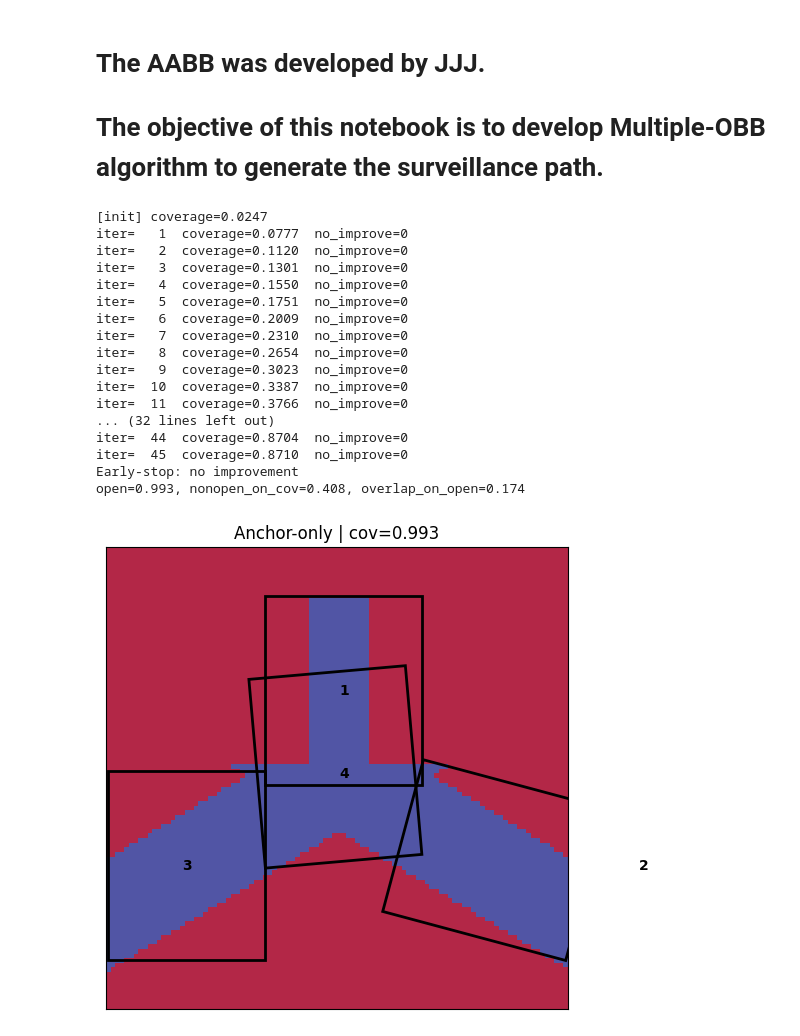
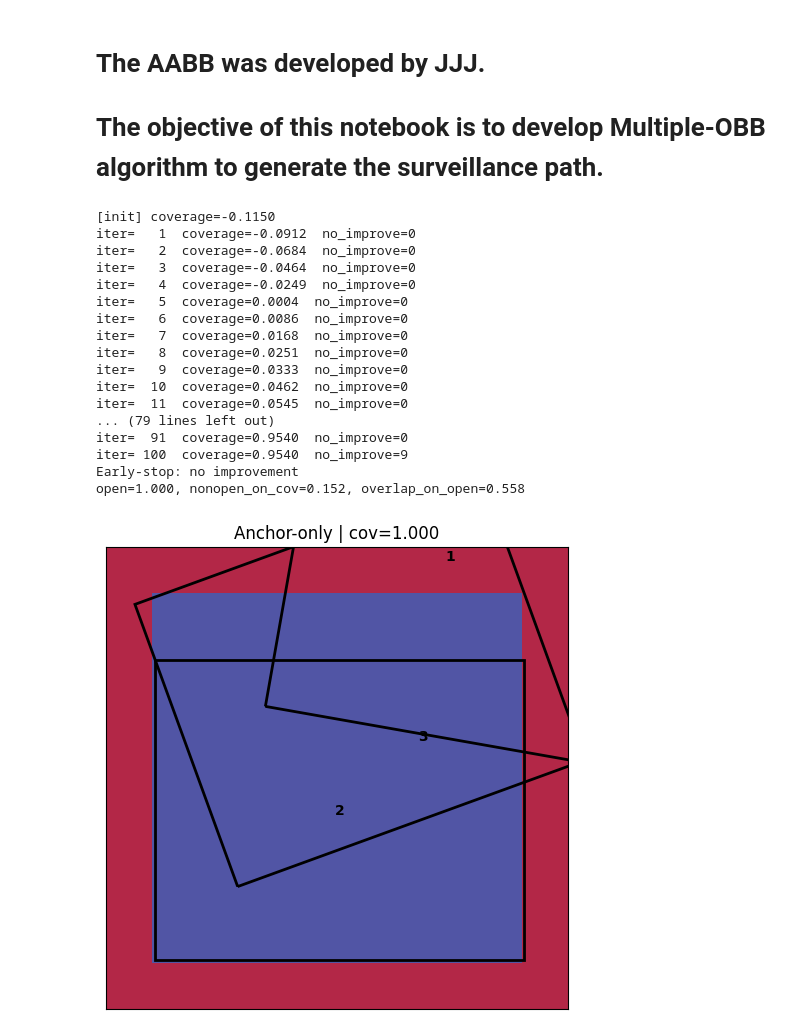
Before and after one commit to ello88-eng/a9, a Jupyter notebook: v7_surveillance_baseline.ipynb, the cells around one changed output. Saved outputs shown, nothing was run; the diff lists cells and outputs as text; code cells hidden in the pictures.

```diff
--- a/v7_surveillance_baseline.ipynb
+++ b/v7_surveillance_baseline.ipynb
@@ -654,7 +654,7 @@ if __name__ == "__main__":
     # TODO : MinOnlyBounds should be calculated from the area size and altitude
     # TODO : 'thetas' varibale should be expaned according to the 'num_avs'
     # TODO : box_size could set to be same because to consider a fair share.
-    num_avs = 4
+    num_avs = 3
     thetas = np.zeros(num_avs)  # 박스별 회전 벡터 (초기 0)
 
     # box rotation constraints
@@ -673,7 +673,7 @@ if __name__ == "__main__":
 
     altitude = 500  # altitude
     bounds   = MinOnlyBounds(10, 10)  # Bbox minimum size constraints
-    target_shape = "random"
+    target_shape = "rectangle"
     time_limit   = 10  # seconds
 
     # 선택된 모양 실행
@@ -805,47 +805,47 @@ if __name__ == "__main__":
                     best_state_size = cand
             if best_state_size is not None:
                 state = best_state_size
                 E = best_E_size
                 improved = True
 
             # --- 개선/중단 로직 ---
             no_improve = 0 if improved else (no_improve + 1)
 
             if (it + 1) % 100 == 0 or improved:
                 print(f"iter={it+1:4d}  coverage={1.0 - E:.4f}  no_improve={no_improve}")
 
             if no_improve >= patience:
                 print("Early-stop: no improvement")
                 break
             if time.time() - start_t > time_limit:
                 print("Time limit reached")
                 break
 
         # 6) 결과 시각화 & 지표 출력
         bboxes_best = bboxes_from_state_ll(state)
         ratio, _ = coverage_ratio_open_space(nx, ny, obs_pos, bboxes_best)
         cb = coverage_breakdown(nx, ny, obs_pos, bboxes_best)
         ob = overlap_breakdown(nx, ny, obs_pos, bboxes_best)
         print(f"open={cb['open_ratio']:.3f}, nonopen_on_cov={cb['nonopen_on_cov']:.3f}, overlap_on_open={ob['overlap_on_open']:.3f}")
 
         plot_rotated_bboxes(nx, ny, obs_pos, bboxes_best, f"Anchor-only | cov={ratio:.3f}")
         break  # target_shape 하나만 실행
 # %% [output]
-[init] coverage=0.0247
-iter=   1  coverage=0.0777  no_improve=0
-iter=   2  coverage=0.1120  no_improve=0
-iter=   3  coverage=0.1301  no_improve=0
-iter=   4  coverage=0.1550  no_improve=0
-iter=   5  coverage=0.1751  no_improve=0
-iter=   6  coverage=0.2009  no_improve=0
-iter=   7  coverage=0.2310  no_improve=0
-iter=   8  coverage=0.2654  no_improve=0
-iter=   9  coverage=0.3023  no_improve=0
-iter=  10  coverage=0.3387  no_improve=0
-iter=  11  coverage=0.3766  no_improve=0
-... (32 lines left out)
-iter=  44  coverage=0.8704  no_improve=0
-iter=  45  coverage=0.8710  no_improve=0
+[init] coverage=-0.1150
+iter=   1  coverage=-0.0912  no_improve=0
+iter=   2  coverage=-0.0684  no_improve=0
+iter=   3  coverage=-0.0464  no_improve=0
+iter=   4  coverage=-0.0249  no_improve=0
+iter=   5  coverage=0.0004  no_improve=0
+iter=   6  coverage=0.0086  no_improve=0
+iter=   7  coverage=0.0168  no_improve=0
+iter=   8  coverage=0.0251  no_improve=0
+iter=   9  coverage=0.0333  no_improve=0
+iter=  10  coverage=0.0462  no_improve=0
+iter=  11  coverage=0.0545  no_improve=0
+... (79 lines left out)
+iter=  91  coverage=0.9540  no_improve=0
+iter= 100  coverage=0.9540  no_improve=9
 Early-stop: no improvement
-open=0.993, nonopen_on_cov=0.408, overlap_on_open=0.174
+open=1.000, nonopen_on_cov=0.152, overlap_on_open=0.558
-[figure, old version]
+[figure, new version]
```
Also changed, not shown: 14 other files.
